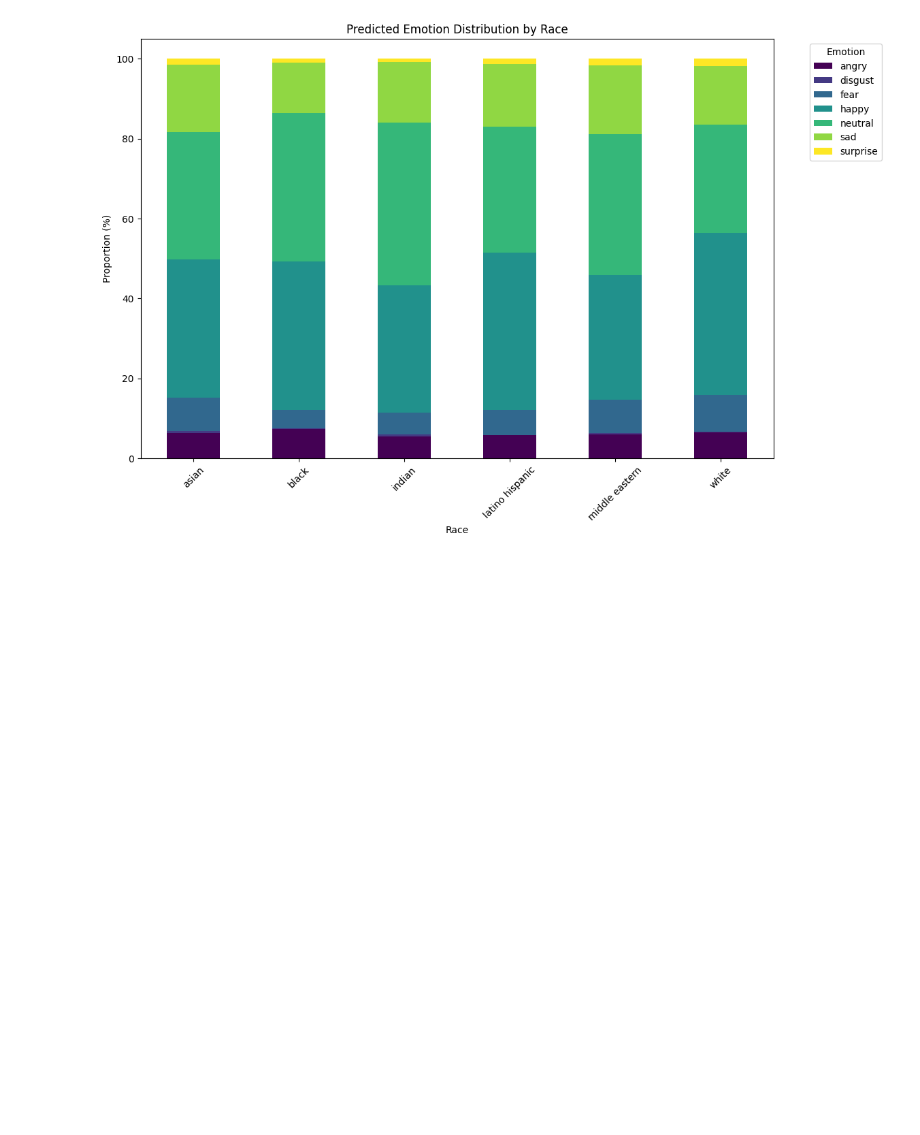
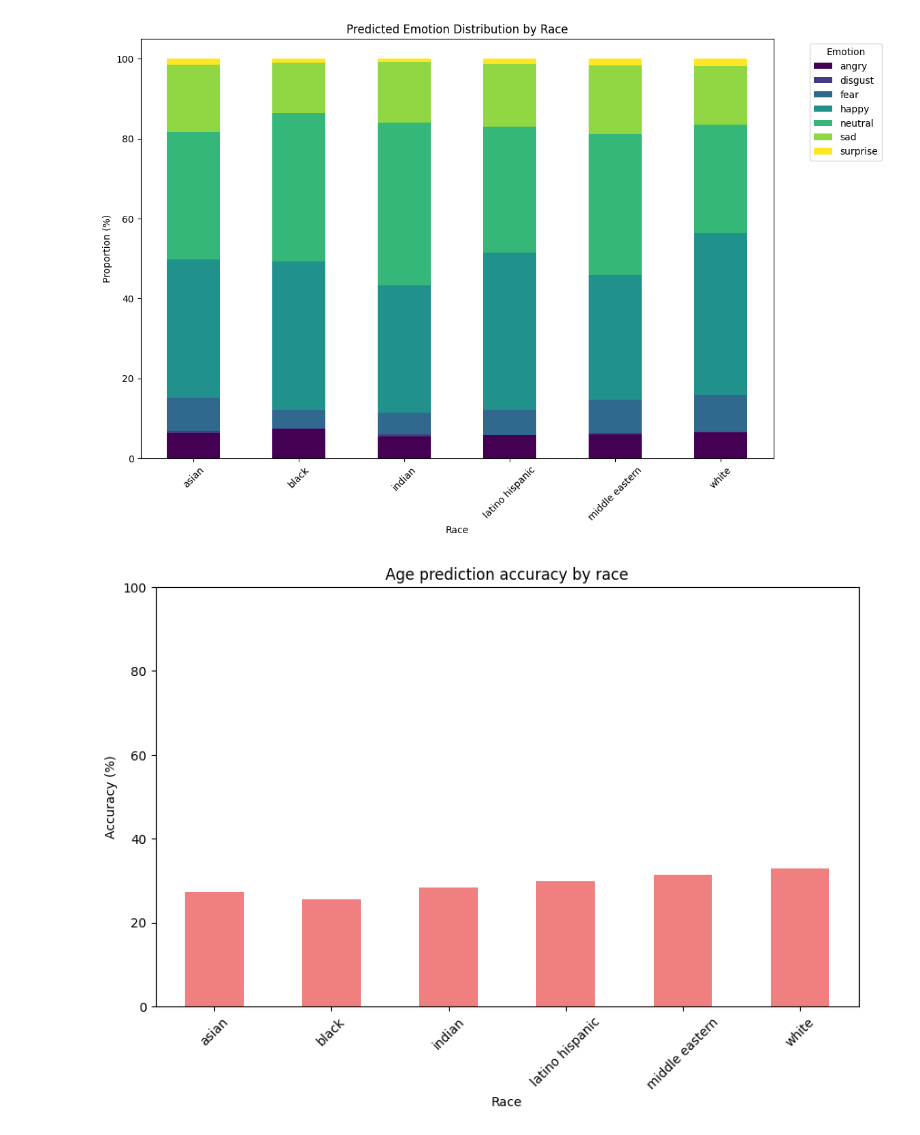
Before and after one commit to AntiAura/uni-aia, a Jupyter notebook: fairness.ipynb, the cells around one changed output. Drawn from its saved outputs; the diff is of its cells as text; code cells hidden in the pictures; blank space fills up the shorter version.

Commit message:
Added figures.

```diff
--- a/fairness.ipynb
+++ b/fairness.ipynb
@@ -58,3 +58,21 @@ plt.savefig("figures/emotion.png", bbox_inches="tight")
 plt.show()
 # %% [output]
 [figure]
+# %%
+# Calculate age prediction accuracy by race
+age_accuracy_by_race = df.groupby("race_true").apply(
+    lambda x: (x["age_true"] == x["age_pred"]).mean()
+)
+
+# Plot age prediction accuracy by race
+plt.figure(figsize=(10, 6))
+(age_accuracy_by_race * 100).plot(kind="bar", color="lightcoral")
+plt.title("Age prediction accuracy by race")
+plt.xlabel("Race")
+plt.ylabel("Accuracy (%)")
+plt.xticks(rotation=45)
+plt.ylim(0, 100)
+plt.savefig("figures/age_accuracy.png", bbox_inches="tight")
+plt.show()
+# %% [output]
+[figure, added]
```
Also changed, not shown: parts of 1 cell of this notebook, 2 other files.
